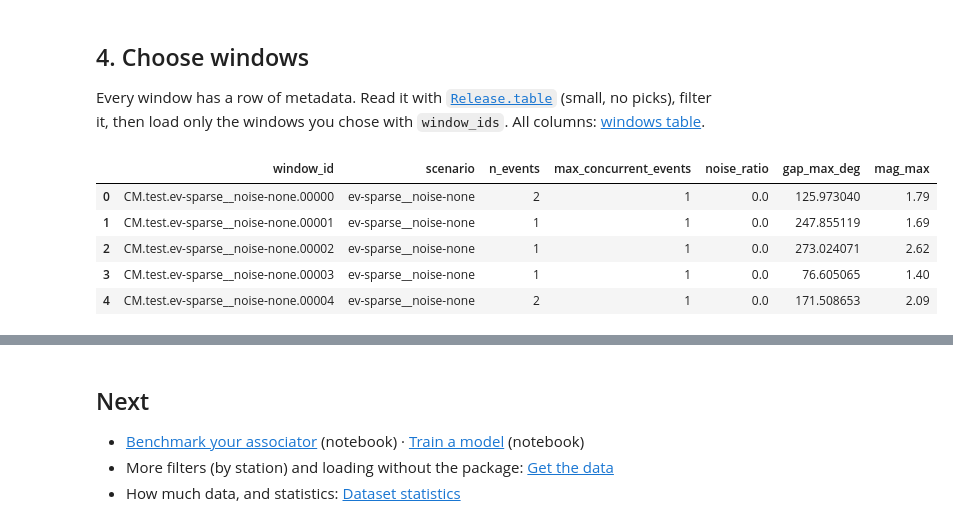
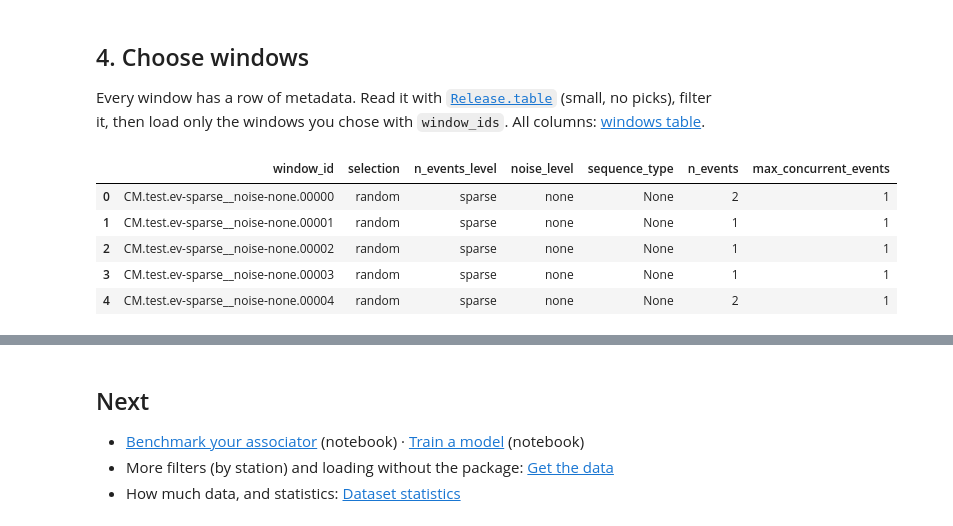
Before and after one commit to ecastillot/BEPAD, a Jupyter notebook: notebooks/01_get_the_data.ipynb, the cells around one changed output, grey strips where cells are left out. Drawn from its saved outputs; the diff is of its cells as text; code cells hidden in the pictures.

```diff
--- a/notebooks/01_get_the_data.ipynb
+++ b/notebooks/01_get_the_data.ipynb
@@ -89,14 +107,14 @@ Every window has a row of metadata. Read it with [`Release.table`](https://bepad
 [windows table](https://bepad.readthedocs.io/en/latest/reference/format.html#windows).
 # %%
 meta = test.release.table("test", "windows", networks=["tx", "CM"])
-meta[["window_id", "scenario", "n_events", "max_concurrent_events", "noise_ratio", "gap_max_deg", "mag_max"]].head()
+meta[["window_id", "selection", "n_events_level", "noise_level", "sequence_type", "n_events", "max_concurrent_events"]].head()
 # %% [output]
-|  | window_id | scenario | n_events | max_concurrent_events | noise_ratio | gap_max_deg | mag_max |
-| 0 | CM.test.ev-sparse__noise-none.00000 | ev-sparse__noise-none | 2 | 1 | 0.0 | 125.973040 | 1.79 |
-| 1 | CM.test.ev-sparse__noise-none.00001 | ev-sparse__noise-none | 1 | 1 | 0.0 | 247.855119 | 1.69 |
-| 2 | CM.test.ev-sparse__noise-none.00002 | ev-sparse__noise-none | 1 | 1 | 0.0 | 273.024071 | 2.62 |
-| 3 | CM.test.ev-sparse__noise-none.00003 | ev-sparse__noise-none | 1 | 1 | 0.0 | 76.605065 | 1.40 |
-| 4 | CM.test.ev-sparse__noise-none.00004 | ev-sparse__noise-none | 2 | 1 | 0.0 | 171.508653 | 2.09 |
+|  | window_id | selection | n_events_level | noise_level | sequence_type | n_events | max_concurrent_events |
+| 0 | CM.test.ev-sparse__noise-none.00000 | random | sparse | none | None | 2 | 1 |
+| 1 | CM.test.ev-sparse__noise-none.00001 | random | sparse | none | None | 1 | 1 |
+| 2 | CM.test.ev-sparse__noise-none.00002 | random | sparse | none | None | 1 | 1 |
+| 3 | CM.test.ev-sparse__noise-none.00003 | random | sparse | none | None | 1 | 1 |
+| 4 | CM.test.ev-sparse__noise-none.00004 | random | sparse | none | None | 2 | 1 |
 # %%
 import matplotlib.pyplot as plt
 
```
Also changed, not shown: parts of 12 cells of this notebook, 46 other files.
